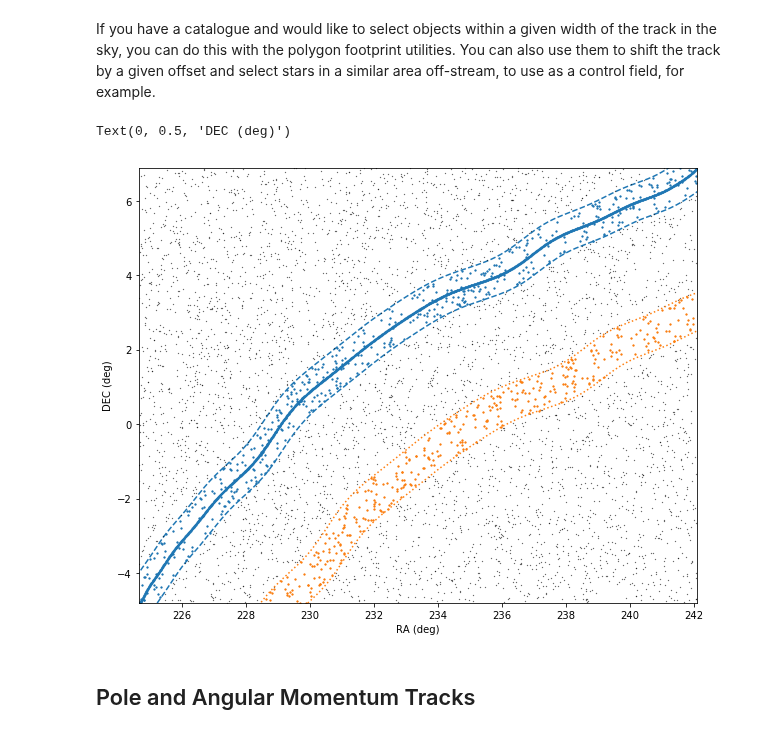
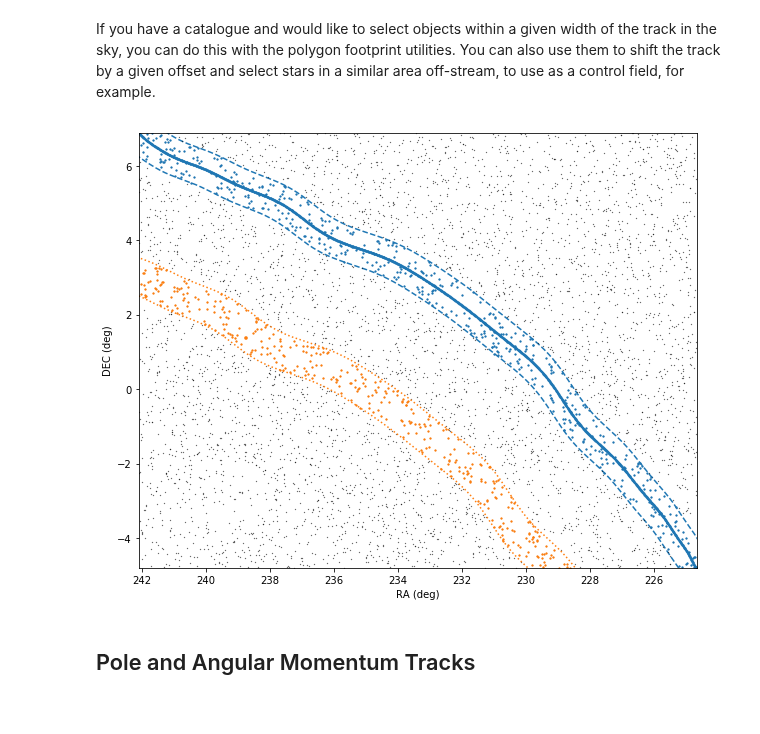
Before and after one commit to cmateu/galstreams, a Jupyter notebook: notebooks/plot_guide_1.ipynb, the cells around one changed output. Drawn from its saved outputs; the diff is of its cells as text; code cells hidden in the pictures.

```diff
--- a/notebooks/plot_guide_1.ipynb
+++ b/notebooks/plot_guide_1.ipynb
@@ -223,35 +223,35 @@ rao,raf = np.min(mwsts[st].track.ra.deg), np.max(mwsts[st].track.ra.deg)
 deco,decf = np.min(mwsts[st].track.dec.deg),np.max(mwsts[st].track.dec.deg)
 field_ra, field_dec = galstreams.get_random_spherical_angles(5000,az=[rao,raf],
                                                            lat=[deco,decf],degree=True)
 field = ac.SkyCoord(ra=field_ra*u.deg, dec=field_dec*u.deg, frame='icrs')
 
 plt.figure(1,figsize=(10,8))
 ax = plt.subplot(111)
 #Plot the track
 ax.plot(mwsts[st].track.ra, mwsts[st].track.dec, '.', ms=2., color='C0')
 #plot the default polygon track stored in the library
 ax.plot(mwsts[st].poly_sc.icrs.ra, mwsts[st].poly_sc.icrs.dec, ls='--', color='C0')
 #Random background "field" points
 ax.plot(field.ra, field.dec, 'k.', ms=0.5)
 
 #Select the field points inside the polygon footprint
 on = mwsts[st].get_mask_in_poly_footprint(field)
 ax.plot(field.ra[on], field.dec[on], '.', ms=2.5, color='C0')
 
 #Create a new polygon footprint off-stream, with a given offset and width, and select field points inside it
 off_poly = mwsts[st].create_sky_polygon_footprint_from_track(width=1.*u.deg, phi2_offset=3.5*u.deg)
 off = galstreams.get_mask_in_poly_footprint(off_poly, field, stream_frame=mwsts[st].stream_frame)
 #Plot the off-stream polygon footprint and points selected inside it
 ax.plot(off_poly.icrs.ra, off_poly.icrs.dec, ls=':', color='C1')
 ax.plot(field.ra[off], field.dec[off], '.', ms=2.5, color='C1')
 
 ax.set_xlim(rao,raf)
 ax.set_ylim(deco,decf)
 ax.set_xlabel('RA (deg)')
 ax.set_ylabel('DEC (deg)')
+ax.invert_xaxis()
 # %% [output]
-Text(0, 0.5, 'DEC (deg)')
-[figure, old version]
+[figure, new version]
 # %% [markdown]
 Pole and Angular Momentum Tracks
 -----------------------------
```
Also changed, not shown: parts of 1 cell of this notebook.
